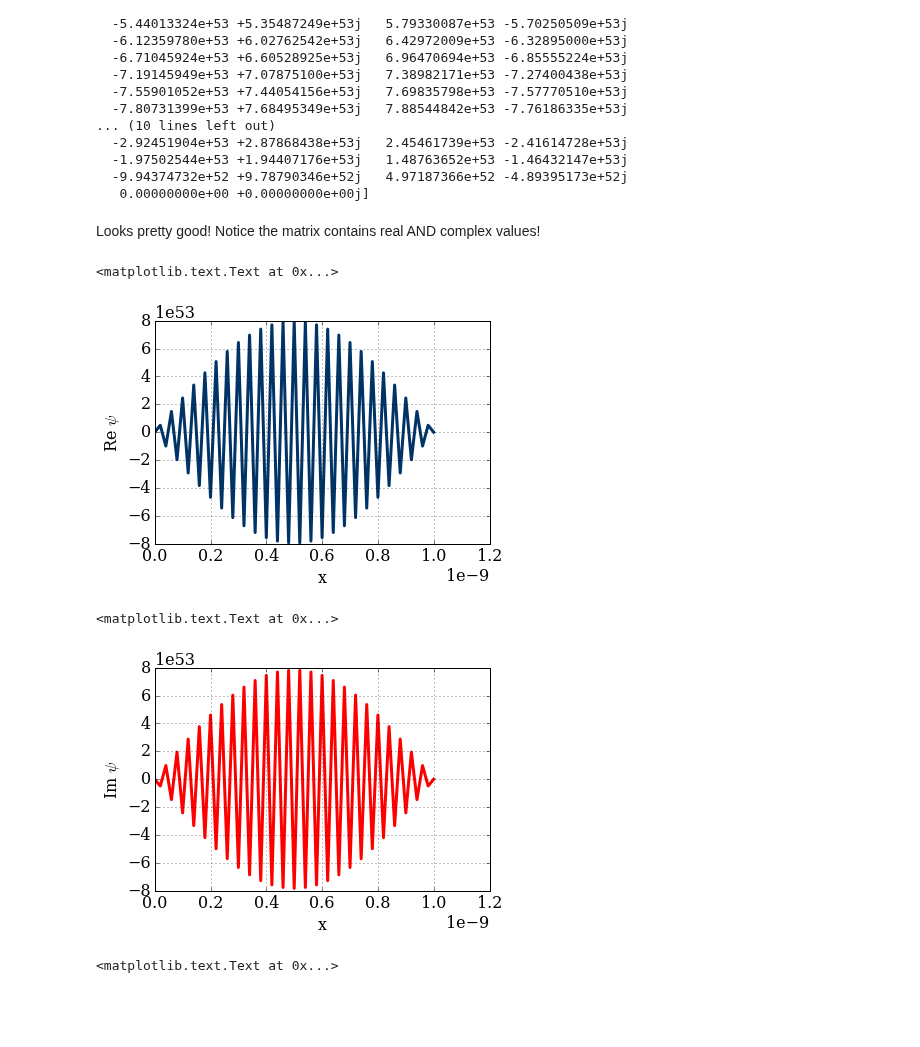
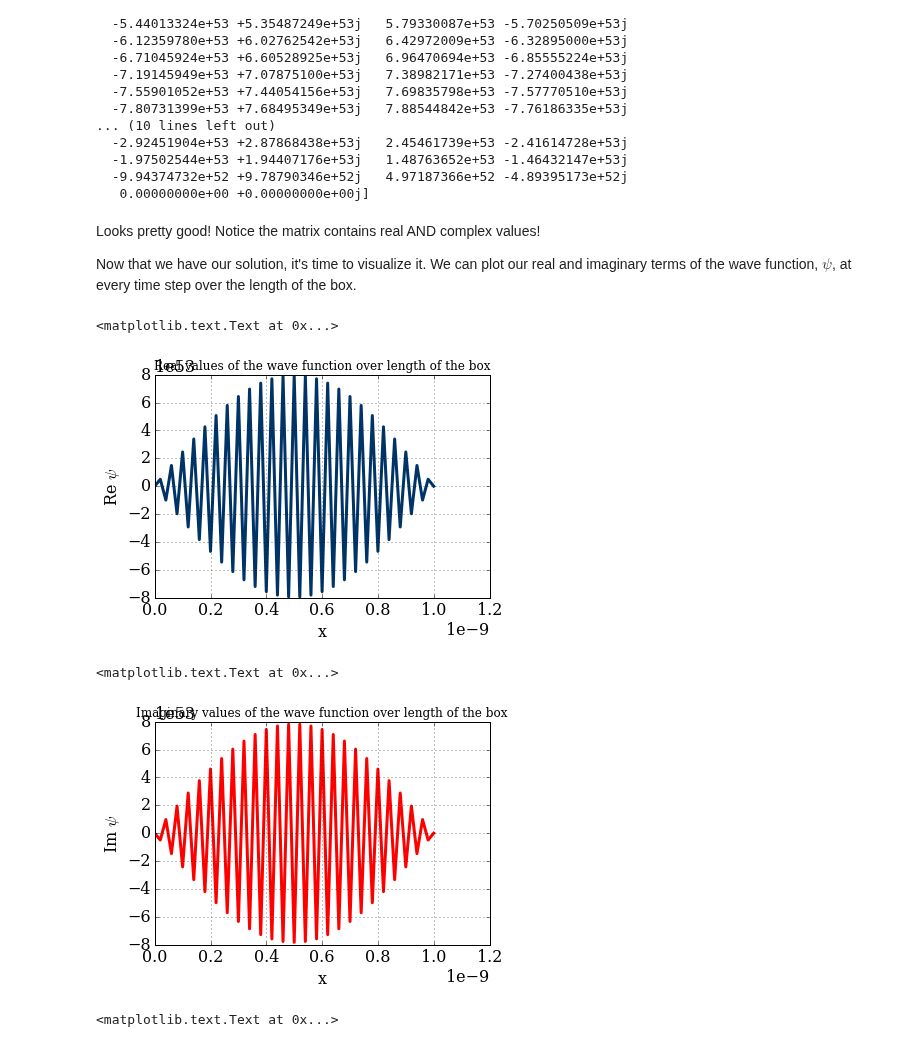
Before and after one commit to numerical-mooc/assignment-bank-2015, a Jupyter notebook: NDodbele/Schrodinger.ipynb, the cells around one changed output. Cells and saved outputs as stored; diff of their text form; code cells hidden in the pictures; blank space fills up the shorter version.

Commit message:
graphs text added

```diff
--- a/NDodbele/Schrodinger.ipynb
+++ b/NDodbele/Schrodinger.ipynb
@@ -283,8 +283,10 @@ print(psi)
   -1.97502544e+53 +1.94407176e+53j   1.48763652e+53 -1.46432147e+53j
   -9.94374732e+52 +9.78790346e+52j   4.97187366e+52 -4.89395173e+52j
    0.00000000e+00 +0.00000000e+00j]
-# %% [markdown]
-Looks pretty good! Notice the matrix contains real AND complex values!
+# %% [markdown]
+Looks pretty good! Notice the matrix contains real AND complex values!
+
+Now that we have our solution, it's time to visualize it. We can plot our real and imaginary terms of the wave function, $\psi$, at every time step over the length of the box.
 # %%
 # Plot of real values of wave packet vs. x
 
@@ -292,20 +294,22 @@ pyplot.plot(x, psi.real, color='#003366', ls='-', lw=3);
 pyplot.grid(True)
 pyplot.xlabel(r'x')
 pyplot.ylabel(r'Re $\psi$')
+pyplot.title(r'Real values of the wave function over length of the box', fontsize = 12)
 # %% [output]
 <matplotlib.text.Text at 0x...>
-[figure, old version]
+[figure, new version]
 # %%
 # Plot of imaginary values of wave packet vs. x
 
 pyplot.plot(x, psi.imag, color='r', ls='-', lw=3);
 pyplot.grid(True)
 pyplot.xlabel(r'x')
 pyplot.ylabel(r'Im $\psi$')
 pyplot.title(r'')
+pyplot.title(r'Imaginary values of the wave function over length of the box', fontsize = 12)
 # %% [output]
 <matplotlib.text.Text at 0x...>
-[figure, old version]
+[figure, new version]
 # %%
 # 3D plot of imaginary values vs. real vales vs. x
 
```
Also changed, not shown: parts of 2 cells of this notebook.
